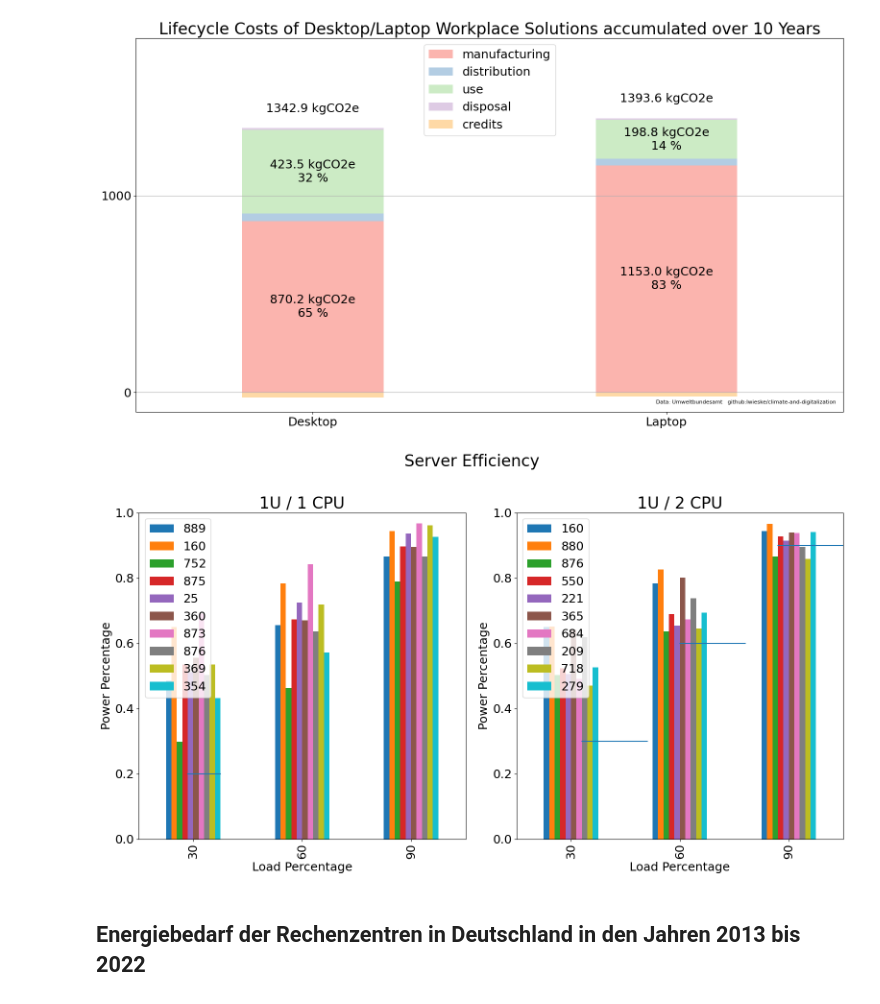
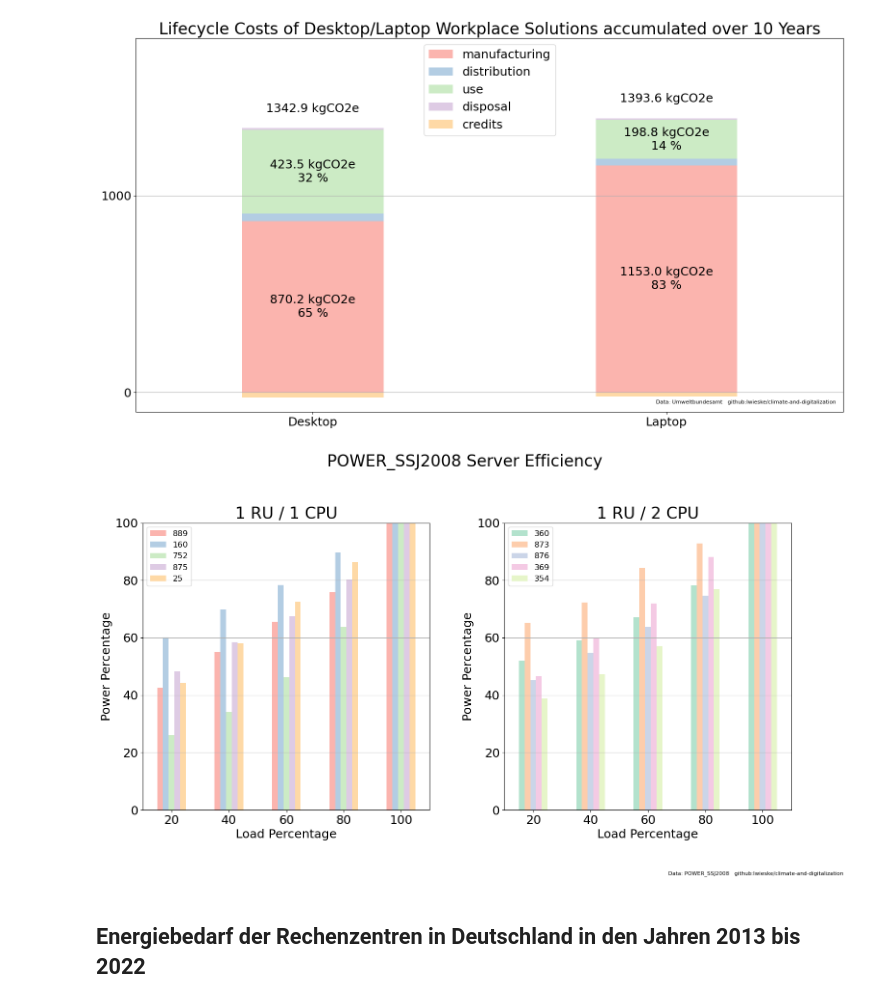
Before and after one commit to lwieske/climate-and-digitalization, a Jupyter notebook: README.ipynb, the cells around one changed output. Drawn from its saved outputs; the diff is of its cells as text; code cells hidden in the pictures.

Commit message:
additional visualizations

```diff
--- a/README.ipynb
+++ b/README.ipynb
@@ -1570,10 +1570,15 @@ POWER_SSJ2008=pd.read_csv(url, usecols=[
     'Form Factor\t',
     'Nodes\t',
     '# Chips ',
+    # 'Average watts @ 100% of target load\t',
+    # 'Average watts @ 90% of target load\t',
+    # 'Average watts @ 60% of target load\t',
+    # 'Average watts @ 30% of target load\t',
     'Average watts @ 100% of target load\t',
-    'Average watts @ 90% of target load\t',
+    'Average watts @ 80% of target load\t',
     'Average watts @ 60% of target load\t',
-    'Average watts @ 30% of target load\t',
+    'Average watts @ 40% of target load\t',
+    'Average watts @ 20% of target load\t',
     'Published'
 ], encoding='unicode_escape')
 # %%
@@ -1584,7 +1589,7 @@ random.seed(10)
 df.columns = df.columns.str.replace("\t", "")
 # %%
 df1 = df[(df['Form Factor'] == '1U') & (df['Nodes'] == 1) & (df['# Chips '] == 1)]
-df1 = df1.iloc[random.sample(range(1,len(df1)), 10)]
+df1 = df1.iloc[random.sample(range(1,len(df1)), 5)]
 
 df1.columns = df1.columns.str.replace("Average watts @ ",  "")
 df1.columns = df1.columns.str.replace("% of target load", "" )
@@ -1592,13 +1597,12 @@ df1.columns = df1.columns.str.replace("% of target load", "" )
 df1 = df1.drop(columns=['Hardware Vendor', 'System', 'Form Factor', 'Nodes', '# Chips ', 'Published'], axis=1)
 df1.columns = df1.columns.astype(int)
 df1 = df1.div(df1[100], axis=0)
-df1 = df1.drop(columns=[100], axis=1)
 
 df1 = df1.T
 df1 = df1.iloc[::-1]
 # %%
 df2 = df[(df['Form Factor'] == '1U') & (df['Nodes'] == 1) & (df['# Chips '] == 1)]
-df2 = df2.iloc[random.sample(range(1,len(df2)), 10)]
+df2 = df2.iloc[random.sample(range(1,len(df2)), 5)]
 
 df2.columns = df2.columns.str.replace("Average watts @ ",  "")
 df2.columns = df2.columns.str.replace("% of target load", "" )
@@ -1606,59 +1610,65 @@ df2.columns = df2.columns.str.replace("% of target load", "" )
 df2 = df2.drop(columns=['Hardware Vendor', 'System', 'Form Factor', 'Nodes', '# Chips ', 'Published'], axis=1)
 df2.columns = df2.columns.astype(int)
 df2 = df2.div(df2[100], axis=0)
-df2 = df2.drop(columns=[100], axis=1)
 
 df2 = df2.T
 df2 = df2.iloc[::-1]
 # %%
 plt.rcParams["figure.figsize"] = (16,9)
 
 plt.rcParams["figure.autolayout"] = True
 
 fig, (ax1, ax2) = plt.subplots(1, 2)
 
 fig.suptitle('Server Efficiency', size=24)
 
-ax1.set_title(f'\n1U / 1 CPU', size=24)
-
+ax1.set_title(f'\n1 RU / 1 CPU', size=24)
 ax1.set_box_aspect(1.0)
 ax1.set_xlim(left=0, right=100)
 ax1.set_ylim(bottom=0.0, top=1.0)
-ax1.axhline(y=0.2, xmin=0.15, xmax=0.25)
-# ax1.axhline(y=0.2, xmin=0.15, xmax=0.25, transform=ax.transAxes)
-ax1.set_xlabel('Load Percentage', size = 18)
+ax1.set_yticks([0.0, 0.2, 0.4, 0.6, 0.8, 1.0])
+ax1.set_yticklabels([0, 20, 40, 60, 80, 100])
+ax1.set_xlabel('Load Percentage\n\n', size = 18)
 ax1.set_ylabel('Power Percentage', size = 18)
+df1.plot.bar(ax=ax1, color=plt.get_cmap('Pastel1').colors)
+for tick in ax1.get_xticklabels():
+    tick.set_rotation(0)
+ax1.grid(axis='y')
+ax1.legend(fontsize=12)
 
-ax2.set_title(f'\n1U / 2 CPU', size=24)
-
+ax2.set_title(f'\n1 RU / 2 CPU', size=24)
 ax2.set_box_aspect(1.0)
 ax2.set_xlim(left=0, right=100)
 ax2.set_ylim(bottom=0.0, top=1.0)
+ax2.set_yticks([0.0, 0.2, 0.4, 0.6, 0.8, 1.0])
+ax2.set_yticklabels([0, 20, 40, 60, 80, 100])
+ax2.set_xlabel('Load Percentage\n\n', size = 18)
+ax2.set_ylabel('Power Percentage', size = 18)
+df2.plot.bar(ax=ax2, color=plt.get_cmap('Pastel2').colors)
+for tick in ax2.get_xticklabels():
+    tick.set_rotation(0)
+ax2.grid(axis='y')
+ax2.legend(fontsize=12)
 
-ax2.axhline(y=0.3, xmin=0.2, xmax=0.4)
-ax2.axhline(y=0.6, xmin=0.5, xmax=0.7)
-ax2.axhline(y=0.9, xmin=0.8, xmax=1.0)
+POWER_SSJ2008
 
-ax2.set_xlabel('Load Percentage', size = 18)
-ax2.set_ylabel('Power Percentage', size = 18)
+fig.suptitle('POWER_SSJ2008 Server Efficiency', size=24)
 
-# handles, labels = ax.get_legend_handles_labels()
+fig.text(0.99, 0.01,
+        'Data: POWER_SSJ2008   github:lwieske/climate-and-digitalization',
+        fontsize=8, color='black',
+        ha="right", va="bottom",
+        bbox=dict(boxstyle="square", facecolor='white', edgecolor='none',)
+)
 
-# ax.legend(handles, labels, loc='upper left')
+filename='power_ssj2008_server_efficiency'
 
-df1.plot.bar(ax=ax1)
-
-df2.plot.bar(ax=ax2)
-
-# finalize_plot(plt,
-#     'CMIP6 Projection: Ensemble Mean Surface Air Temperature 1850 to 2100',
-#     'Data: Copernicus CDS   github:lwieske/climate-and-digitalization',
-#     'cmip6_ensemble_mean_surface_air_temperature',
-# )
+plt.savefig(f'images/{filename}.png')
+plt.savefig(f'images/svg/{filename}.svg')
 
 plt.show()
 # %% [output]
-[figure, old version]
+[figure, new version]
 # %% [markdown]
 ## Energiebedarf der Rechenzentren in Deutschland in den Jahren 2013 bis 2022
 # %%
```
Also changed, not shown: 25 other files.
